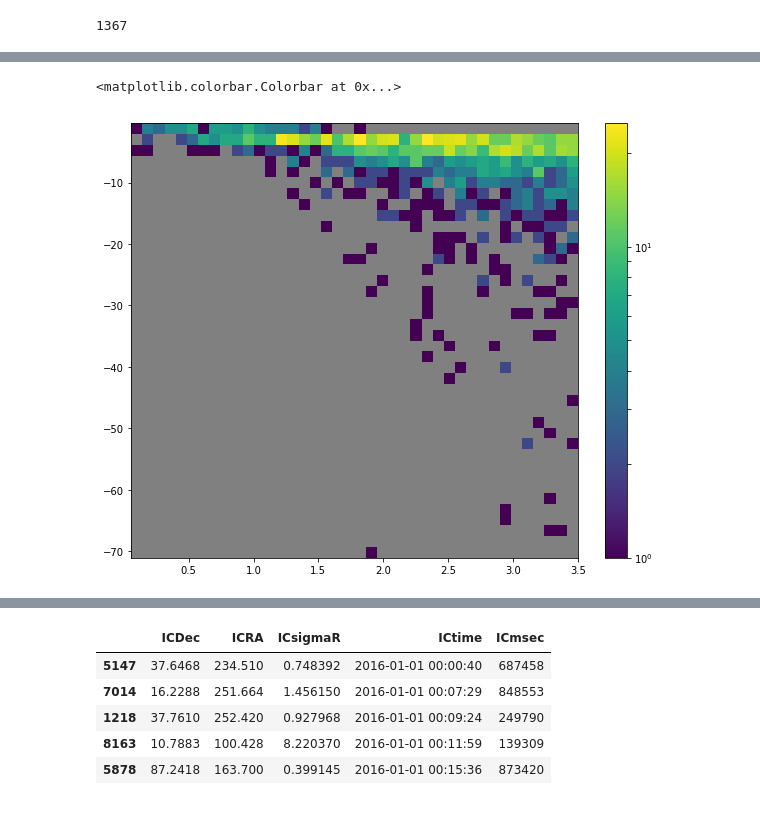
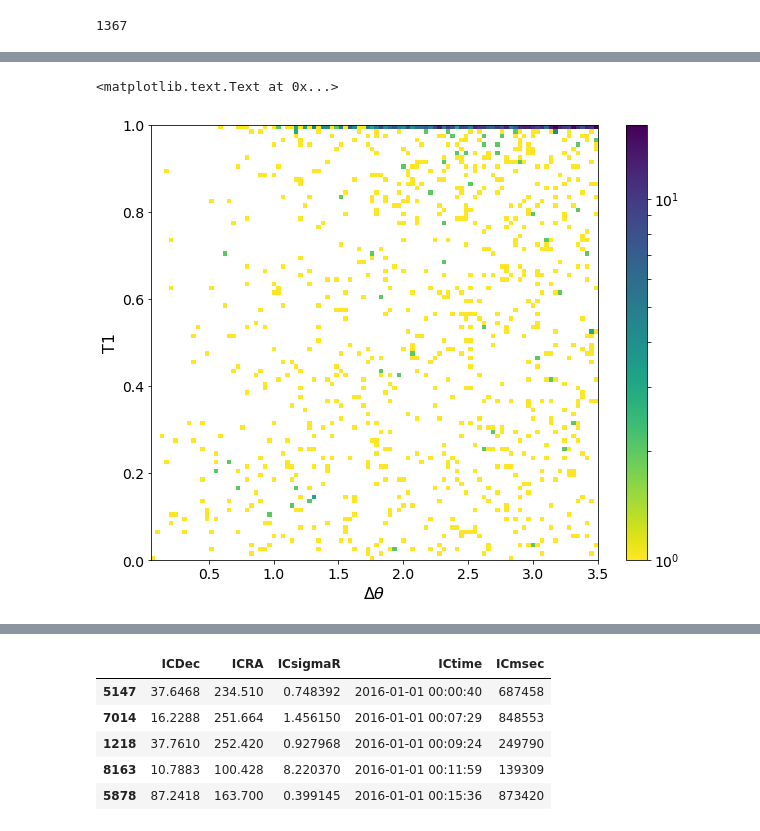
Before and after one commit to hayalaso/Analyses_AMON, a Jupyter notebook: HAWC_IC/multi_correlation_analysis.ipynb, the cells around one changed output, grey strips where cells are left out. Saved outputs shown, nothing was run; the diff lists cells and outputs as text; code cells hidden in the pictures.

```diff
--- a/HAWC_IC/multi_correlation_analysis.ipynb
+++ b/HAWC_IC/multi_correlation_analysis.ipynb
@@ -275,0 +345,14 @@ xlabel(r'$\ln \, \lambda$',fontsize=16)
+# %%
+from matplotlib.colors import LogNorm
+rcParams['figure.figsize'] = (10, 8)
+hist2d(df_result3.T2,df_result3.T2/df_result3.LLH,bins=100,cmap='viridis_r',norm=LogNorm(),
+       #range=[[-10,0], [0,1]]
+      )
+
+xlabel(r"T2",fontsize=16)
+ylabel(r'T2/$\ln \lambda$',fontsize=16)
+#xlim(-10,0)
+ylim(0,1)
+colorbar()
+#zscale('log')np.log(1-phwc)
+savefig("/Users/hugo/AMON/Technical_Notes/IC-HAWC_Analysis/T2vsLLH.pdf")
@@ -276,8 +372,9 @@ xlabel(r'$\ln \, \lambda$',fontsize=16)
 # %%
 from matplotlib.colors import LogNorm
-hist2d(df_result3.SpcAng,df_result3.LLH,bins=40,norm=LogNorm())
+hist2d(df_result3.SpcAng,np.exp(df_result3.T1),bins=100,cmap='viridis_r',norm=LogNorm())
 colorbar()
-#zscale('log')
+xlabel(r"$\Delta \theta$",fontsize=16)
+ylabel(r'T1',fontsize=16)
 # %% [output]
-<matplotlib.colorbar.Colorbar at 0x...>
+<matplotlib.text.Text at 0x...>
-[figure, old version]
+[figure, new version]
```
Also changed, not shown: parts of 17 cells of this notebook, 1 other file.
